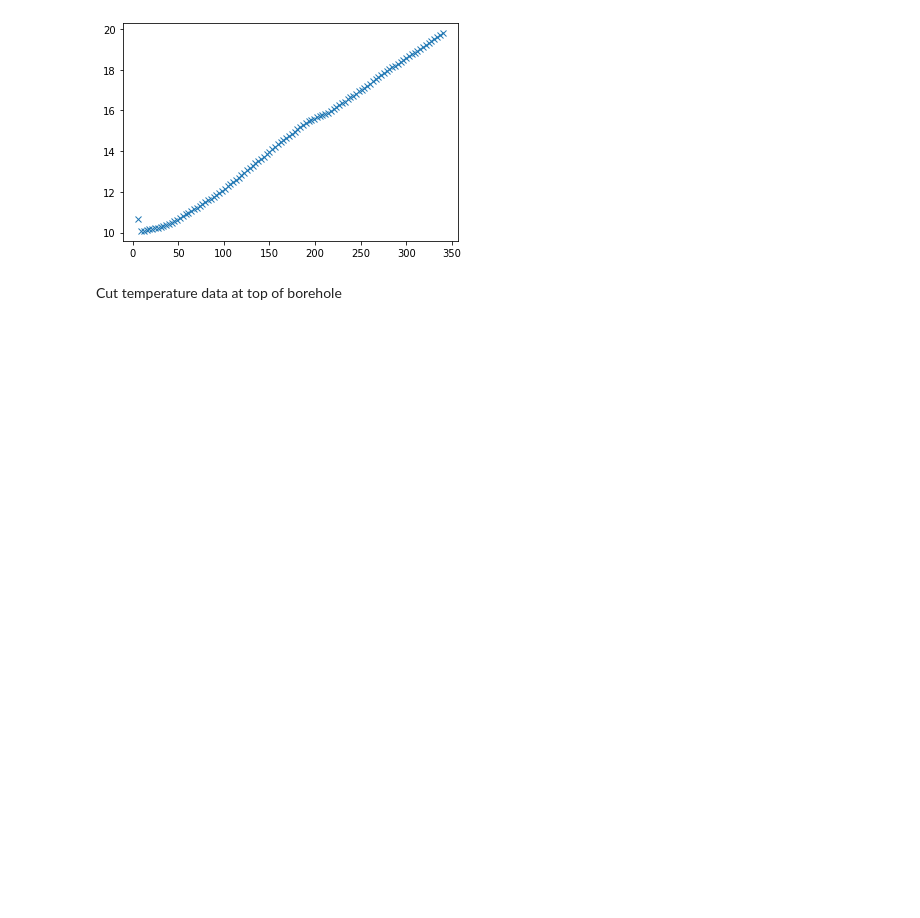
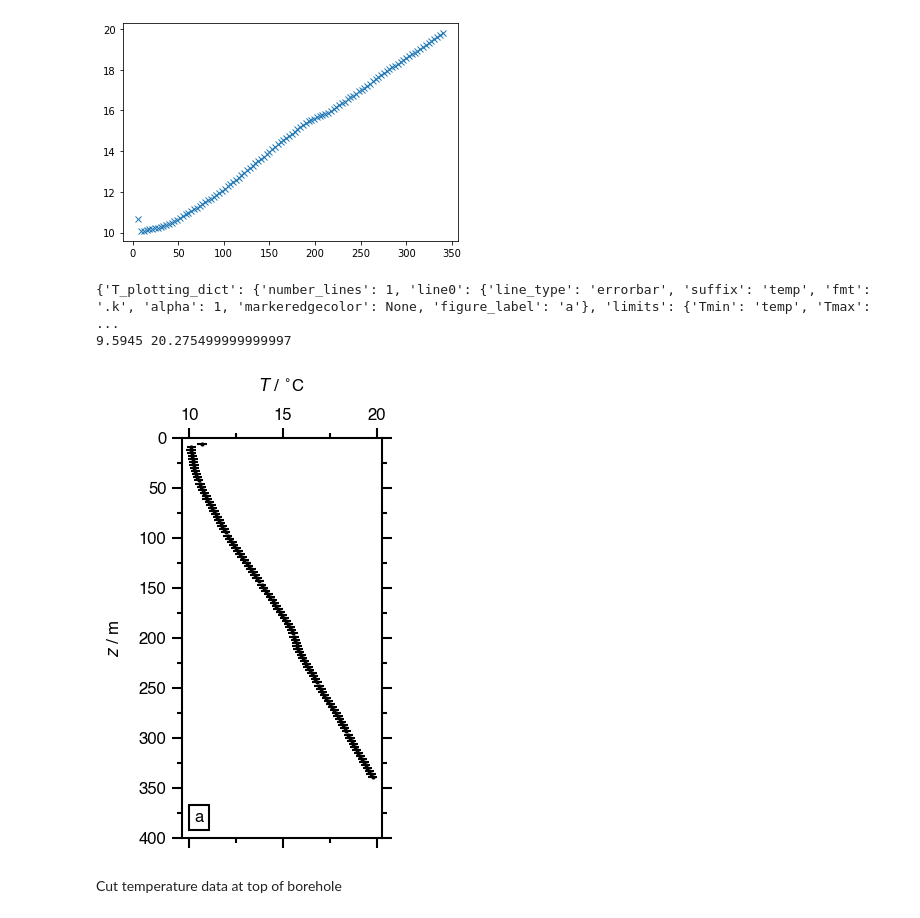
Before and after one commit to alex-dickinson/BoreFlow, a Jupyter notebook: examples/example1/Example1.ipynb, the cells around one changed output. Saved outputs shown, nothing was run; the diff lists cells and outputs as text; code cells hidden in the pictures; blank space fills up the shorter version.

Commit message:
adding plotting of temperature

```diff
--- a/examples/example1/Example1.ipynb
+++ b/examples/example1/Example1.ipynb
@@ -72,26 +73,33 @@ temp
 [figure]
 # %%
 
-plot_type = "T_only"
 zmax_plot = 400
+zmin_plot = 0
+z_plot = [zmin_plot, zmax_plot]
 figure_name = None
 
 T_plotting_dict = {'number_lines':1,
-                   'line0':{'line_type':'errorbar', loadsuffix, 'fmt':'.k', 'alpha':1, 'markeredgecolor':None, 'figure_label':'a'}
+                   'line0':{'line_type':'errorbar', 'suffix':loadsuffix, 'fmt':'.k', 'alpha':1, 'markeredgecolor':None, 'figure_label':'a'}, 'limits':{'Tmin':loadsuffix, 'Tmax':loadsuffix}
                   }
 
 
 
-                            T_plotting_dict = {'number_lines':1, 'line0':{'line_type':'errorbar', 'zT_m_plot':zT_m, 'T_plot':T, 'zT_error_m_plot':zT_error_m, 'T_error_plot':T_error, 'fmt':'.k', 'alpha':1, 'markeredgecolor':None, 'figure_label':'a'}}
-                            # Set up options for plotting thermal conductivity
-                            if k_distribution != 'in_situ_normal':
-                                k_plotting_dict = {'number_lines':1, 'line0':{'line_type':'strat_interp_lith_k', 'z0_m':strat_interp_lith_k_calcs_df['z0_m'], 'z1_m':strat_interp_lith_k_calcs_df['z1_m'], 'min_k':strat_interp_lith_k_calcs_df['min_k'], 'max_k':strat_interp_lith_k_calcs_df['max_k'], 'mean_k':strat_interp_lith_k_calcs_df['mean_k'], 'k_assigned_error':strat_interp_lith_k_calcs_df['k_assigned_error'], 'color':'black', 'alpha':0.5, 'zorder':5, 'figure_label':'b'}}
-                            else:
-                                k_plotting_dict = {'number_lines':1, 'line0':{'line_type':'mean_errorbar', 'layer_zk_m_plot':layer_zmid_m, 'layer_k_plot':layer_mean_k, 'layer_zk_error_m_plot':layer_zmid_error_m, 'layer_k_error_plot':layer_mean_k_error, 'fmt':'.k', 'alpha':1, 'zorder':5, 'figure_label':'b'}}
-                            # Set up options for plotting thermal resistivity
-                            res_plotting_dict = {'number_lines':1, 'line0':{'line_type':'errorbar', 'zR_m_plot':zT_m_input, 'R_plot':R1_downward, 'zR_error_m_plot':zT_error_m_input, 'R_error_plot':sigma_R1_downward, 'fmt':'.r', 'alpha':0, 'markeredgecolor':None, 'figure_label':'c'}}
 
-borehole.build_plots(plot_type, zmax_plot)
+
+#                             T_plotting_dict = {'number_lines':1, 'line0':{'line_type':'errorbar', 'zT_m_plot':zT_m, 'T_plot':T, 'zT_error_m_plot':zT_error_m, 'T_error_plot':T_error, 'fmt':'.k', 'alpha':1, 'markeredgecolor':None, 'figure_label':'a'}}
+#                             # Set up options for plotting thermal conductivity
+#                             if k_distribution != 'in_situ_normal':
+#                                 k_plotting_dict = {'number_lines':1, 'line0':{'line_type':'strat_interp_lith_k', 'z0_m':strat_interp_lith_k_calcs_df['z0_m'], 'z1_m':strat_interp_lith_k_calcs_df['z1_m'], 'min_k':strat_interp_lith_k_calcs_df['min_k'], 'max_k':strat_interp_lith_k_calcs_df['max_k'], 'mean_k':strat_interp_lith_k_calcs_df['mean_k'], 'k_assigned_error':strat_interp_lith_k_calcs_df['k_assigned_error'], 'color':'black', 'alpha':0.5, 'zorder':5, 'figure_label':'b'}}
+#                             else:
+#                                 k_plotting_dict = {'number_lines':1, 'line0':{'line_type':'mean_errorbar', 'layer_zk_m_plot':layer_zmid_m, 'layer_k_plot':layer_mean_k, 'layer_zk_error_m_plot':layer_zmid_error_m, 'layer_k_error_plot':layer_mean_k_error, 'fmt':'.k', 'alpha':1, 'zorder':5, 'figure_label':'b'}}
+#                             # Set up options for plotting thermal resistivity
+#                             res_plotting_dict = {'number_lines':1, 'line0':{'line_type':'errorbar', 'zR_m_plot':zT_m_input, 'R_plot':R1_downward, 'zR_error_m_plot':zT_error_m_input, 'R_error_plot':sigma_R1_downward, 'fmt':'.r', 'alpha':0, 'markeredgecolor':None, 'figure_label':'c'}}
+
+borehole.build_plots(z_plot, T_plotting_dict=T_plotting_dict, figure_name=None)
+# %% [output]
+{'T_plotting_dict': {'number_lines': 1, 'line0': {'line_type': 'errorbar', 'suffix': 'temp', 'fmt': '.k', 'alpha': 1, 'markeredgecolor': None, 'figure_label': 'a'}, 'limits': {'Tmin': 'temp', 'Tmax':  ...
+9.5945 20.275499999999997
+[figure, added]
 # %% [markdown]
 Cut temperature data at top of borehole
 # %%
```
Also changed, not shown: parts of 8 cells of this notebook, 2 other files.
